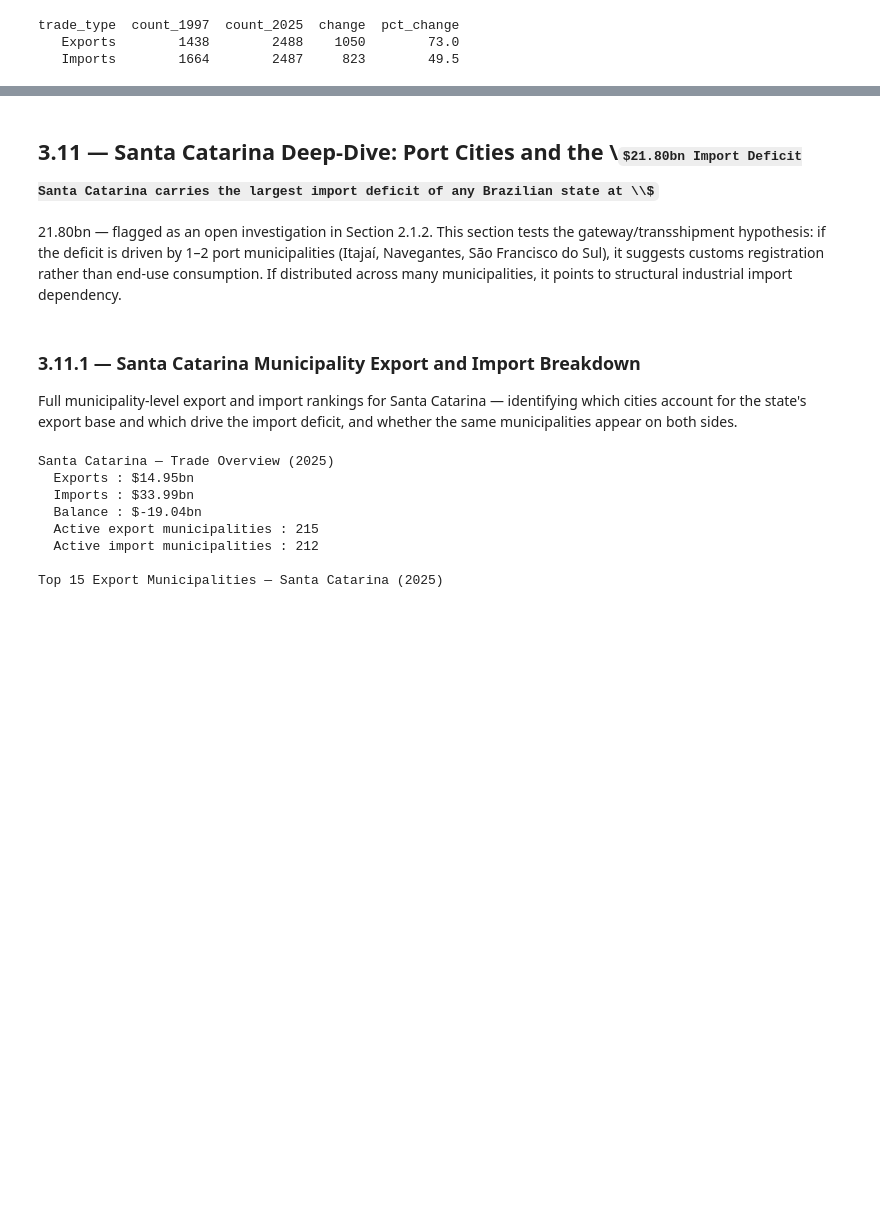
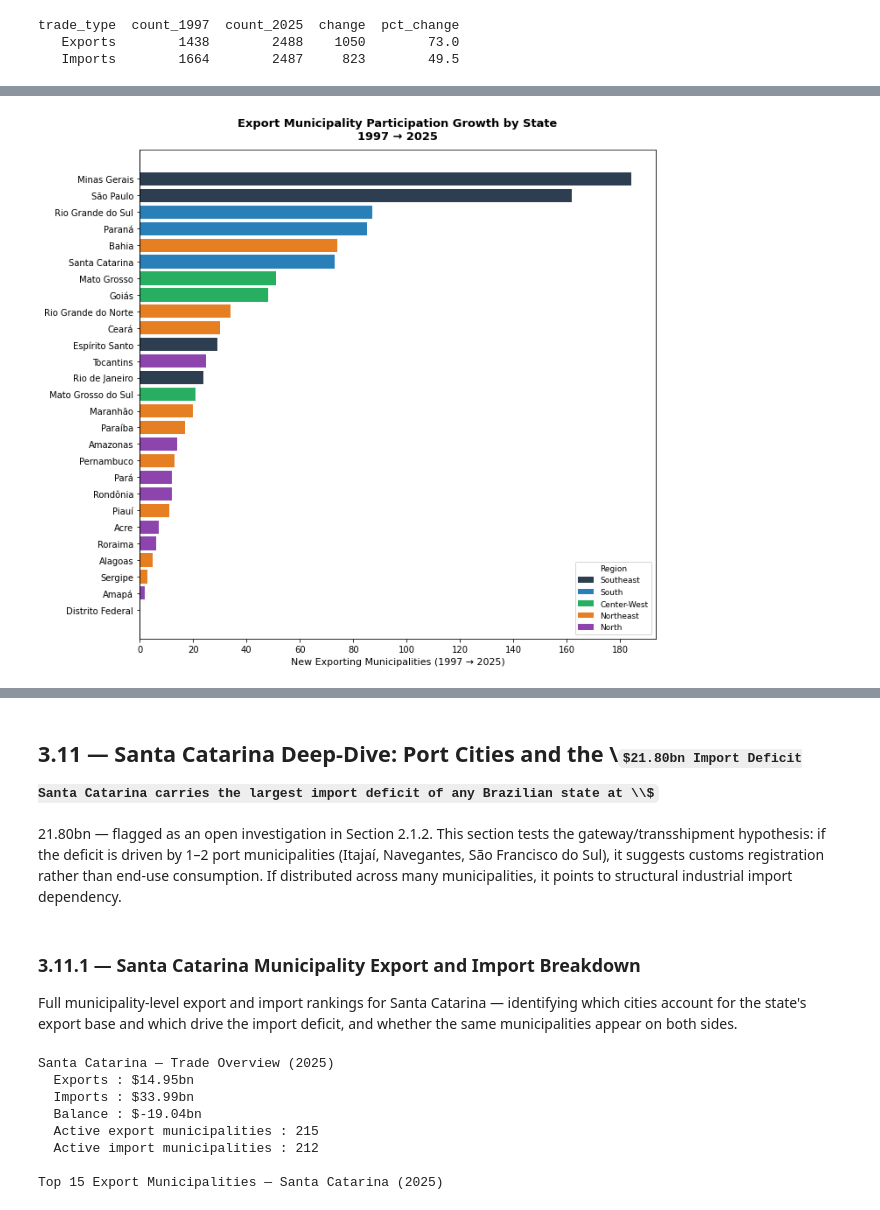
Before and after one commit to Eduardo-kohn/brazil-state-trade-analysis, a Jupyter notebook: SRC/Analysis/Step3_municipality-level_hotspots.ipynb, the cells around one changed output, grey strips where cells are left out. Saved outputs shown, nothing was run; the diff lists cells and outputs as text; code cells hidden in the pictures; some formulas as TeX source; blank space fills up the shorter version.

```diff
--- a/SRC/Analysis/Step3_municipality-level_hotspots.ipynb
+++ b/SRC/Analysis/Step3_municipality-level_hotspots.ipynb
@@ -1855,0 +2677,97 @@ trade_type  count_1997  count_2025  change  pct_change
+# %%
+## Query municipality count by state for 1997 and 2025 — exports and imports
+query_state_growth = f"""
+    SELECT e."CO_ANO"            AS year,
+           u.nome_estado          AS state,
+           u.nome_regiao          AS region,
+           COUNT(DISTINCT e."CO_MUN") AS mun_count
+    FROM exp_mun e
+    JOIN uf u ON e."SG_UF_MUN" = u.sigla
+    WHERE e."CO_ANO" IN (1997, {MAX_YEAR})
+    AND u.nome_regiao NOT IN (
+        'REGIAO NAO DECLARADA',
+        'CONSUMO DE BORDO',
+        'MERCADORIA NACIONALIZADA',
+        'REEXPORTACAO'
+    )
+    GROUP BY e."CO_ANO", u.nome_estado, u.nome_regiao
+    ORDER BY u.nome_estado, e."CO_ANO"
+"""
+
+df_sg = pd.read_sql(query_state_growth, engine)
+df_sg['region'] = df_sg['region'].map(region_name_map).fillna(df_sg['region'])
+
+## Pivot to wide format and compute change
+df_sg_wide = df_sg.pivot(index=['state', 'region'], columns='year', values='mun_count').reset_index()
+df_sg_wide.columns.name = None
+df_sg_wide = df_sg_wide.rename(columns={1997: 'count_1997', MAX_YEAR: 'count_2025'})
+df_sg_wide['change']     = df_sg_wide['count_2025'] - df_sg_wide['count_1997']
+df_sg_wide['pct_change'] = (df_sg_wide['change'] / df_sg_wide['count_1997'] * 100).round(1)
+df_sg_wide = df_sg_wide.sort_values('change', ascending=False)
+
+print("Export Municipality Participation Growth by State — 1997 vs 2025")
+print(df_sg_wide.to_string(index=False))
+
+## Chart — horizontal bar, change in municipality count, coloured by region
+region_colors = {
+    'Southeast'  : '#2c3e50',
+    'South'      : '#2980b9',
+    'Center-West': '#27ae60',
+    'Northeast'  : '#e67e22',
+    'North'      : '#8e44ad',
+}
+
+fig, ax = plt.subplots(figsize=(10, 9))
+
+colors = df_sg_wide['region'].map(region_colors)
+
+ax.barh(df_sg_wide['state'], df_sg_wide['change'], color=colors, edgecolor='none')
+
+ax.set_xlabel('New Exporting Municipalities (1997 → 2025)', fontsize=11)
+ax.set_title('Export Municipality Participation Growth by State\n1997 → 2025',
+             fontsize=13, fontweight='bold', pad=12)
+ax.invert_yaxis()
+ax.axvline(0, color='black', linewidth=0.8)
+
+## Region legend
+legend_handles = [
+    Patch(facecolor=c, label=r) for r, c in region_colors.items()
+]
+ax.legend(handles=legend_handles, title='Region', fontsize=9,
+          title_fontsize=9, loc='lower right')
+
+ax.xaxis.set_major_locator(mticker.MaxNLocator(integer=True))
+plt.tight_layout()
+plt.show()
+
+## Styled table output
+display(
+    df_sg_wide[['state', 'region', 'count_1997', 'count_2025', 'change', 'pct_change']]
+    .rename(columns={
+        'state'      : 'State',
+        'region'     : 'Region',
+        'count_1997' : '1997',
+        'count_2025' : '2025',
+        'change'     : 'New Municipalities',
+        'pct_change' : 'Growth (%)',
+    })
+    .style
+    .set_caption('Export Municipality Participation Growth by State — 1997 vs 2025')
+    .set_properties(**{'text-align': 'left'})
+    .set_table_styles([
+        {'selector': 'caption',
+         'props'   : [('font-size', '13px'), ('font-weight', 'bold'),
+                      ('text-align', 'left'), ('padding-bottom', '8px')]},
+        {'selector': 'th',
+         'props'   : [('background-color', '#2c3e50'), ('color', 'white'),
+                      ('font-weight', 'bold'), ('text-align', 'left')]},
+        {'selector': 'th:not(:first-child)',
+         'props'   : [('text-align', 'center')]},
+        {'selector': 'td:not(:first-child)',
+         'props'   : [('text-align', 'center')]},
+        {'selector': 'tr:nth-child(even)',
+         'props'   : [('background-color', '#f2f2f2')]},
+    ])
+    .hide_index()
+)
+# %% [output]
@@ -1855,0 +2791 @@ trade_type  count_1997  count_2025  change  pct_change
+[figure, added]
```
Also changed, not shown: parts of 48 cells of this notebook.
